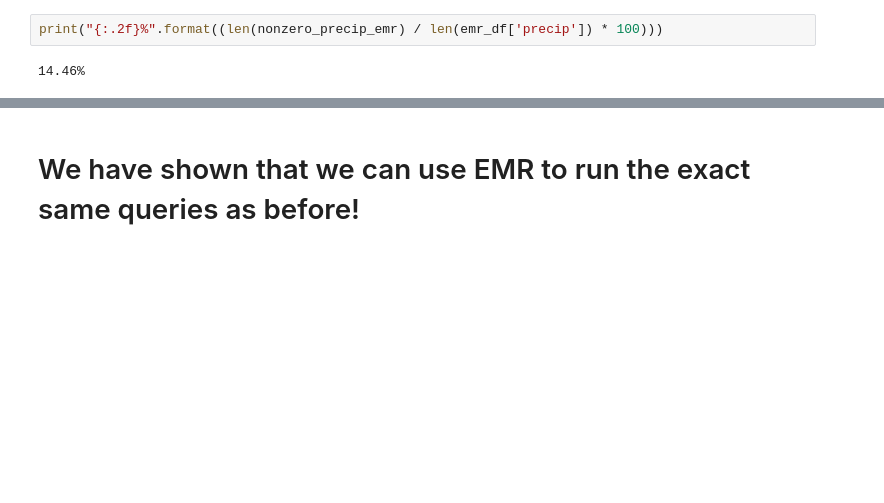
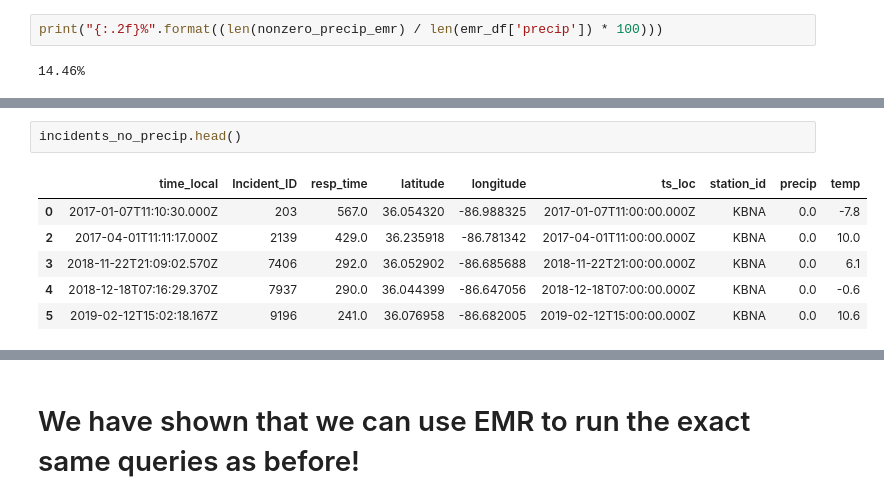
Before and after one commit to JoshScherer/Emergency-Response, a Jupyter notebook: FiguringOutSpark.ipynb, the cells around one changed output, grey strips where cells are left out. Cells and saved outputs as stored; diff of their text form; blank space fills up the shorter version.

```diff
--- a/FiguringOutSpark.ipynb
+++ b/FiguringOutSpark.ipynb
@@ -1575,0 +1598,9 @@ print("{:.2f}%".format((len(nonzero_precip_emr) / len(emr_df['precip']) * 100)))
+# %%
+incidents_no_precip.head()
+# %% [output]
+|  | time_local | Incident_ID | resp_time | latitude | longitude | ts_loc | station_id | precip | temp |
+| 0 | 2017-01-07T11:10:30.000Z | 203 | 567.0 | 36.054320 | -86.988325 | 2017-01-07T11:00:00.000Z | KBNA | 0.0 | -7.8 |
+| 2 | 2017-04-01T11:11:17.000Z | 2139 | 429.0 | 36.235918 | -86.781342 | 2017-04-01T11:00:00.000Z | KBNA | 0.0 | 10.0 |
+| 3 | 2018-11-22T21:09:02.570Z | 7406 | 292.0 | 36.052902 | -86.685688 | 2018-11-22T21:00:00.000Z | KBNA | 0.0 | 6.1 |
+| 4 | 2018-12-18T07:16:29.370Z | 7937 | 290.0 | 36.044399 | -86.647056 | 2018-12-18T07:00:00.000Z | KBNA | 0.0 | -0.6 |
+| 5 | 2019-02-12T15:02:18.167Z | 9196 | 241.0 | 36.076958 | -86.682005 | 2019-02-12T15:00:00.000Z | KBNA | 0.0 | 10.6 |
```
Also changed, not shown: parts of 6 cells of this notebook.
